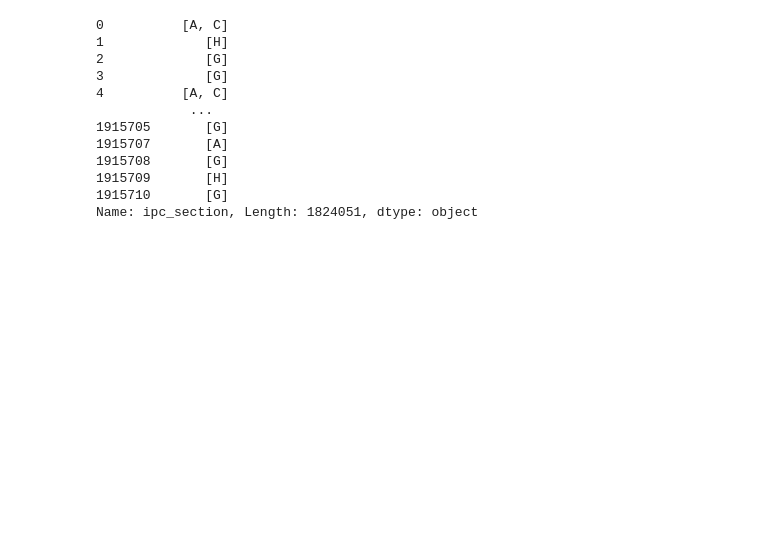
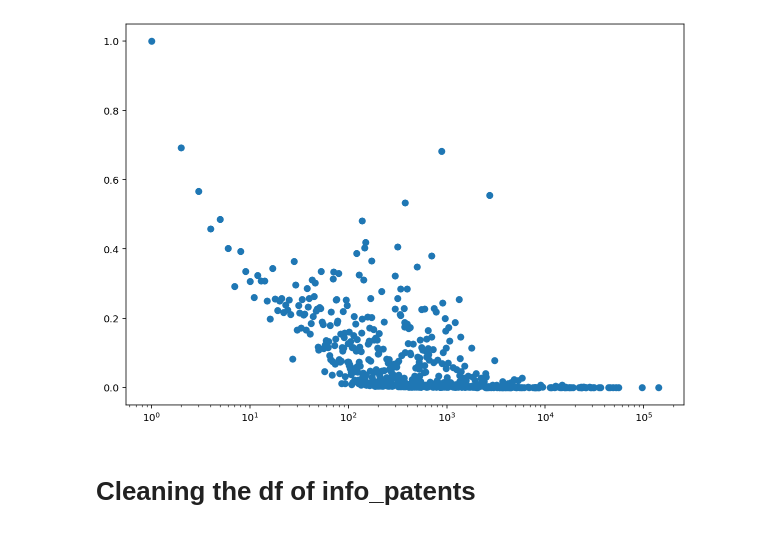
Before and after one commit to gregbellan/MODS208, a Jupyter notebook: Data_description_patents.ipynb, the cells around one changed output. Drawn from its saved outputs; the diff is of its cells as text; code cells hidden in the pictures; blank space fills up the shorter version.

```diff
--- a/Data_description_patents.ipynb
+++ b/Data_description_patents.ipynb
@@ -9,0 +64,9 @@ info_patents = info_patents.dropna()
+# %%
+plt.figure(figsize=(10,7))
+plt.scatter(list(np.unique(info_companies.assignee_total_num_patents)),mean_prop)
+plt.xscale('log')
+#plt.sycale('log')
+# %% [output]
+[figure, added]
+# %% [markdown]
+# Cleaning the df of info_patents
@@ -10,15 +86,2 @@ info_patents = info_patents.dropna()
 # %%
-info_patents.ipc_section
+info_patents = info_patents_red
-# %% [output]
-0          [A, C]
-1             [H]
-2             [G]
-3             [G]
-4          [A, C]
-            ...
-1915705       [G]
-1915707       [A]
-1915708       [G]
-1915709       [H]
-1915710       [G]
-Name: ipc_section, Length: 1824051, dtype: object
```
Also changed, not shown: parts of 20 cells of this notebook, 2 other files.
